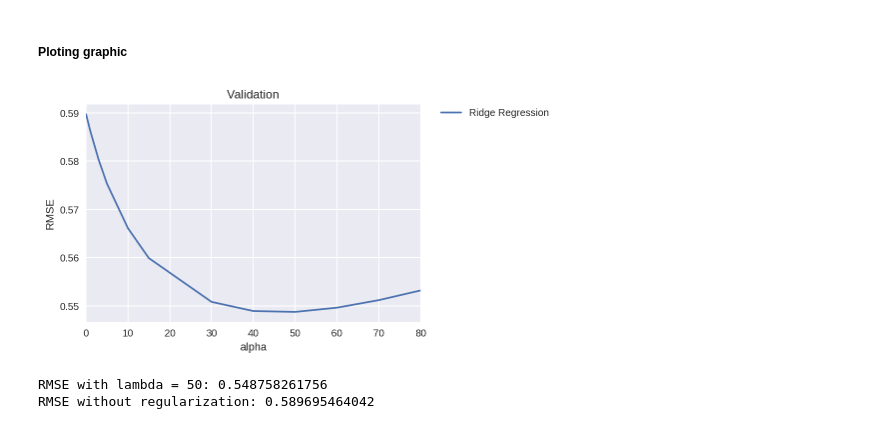
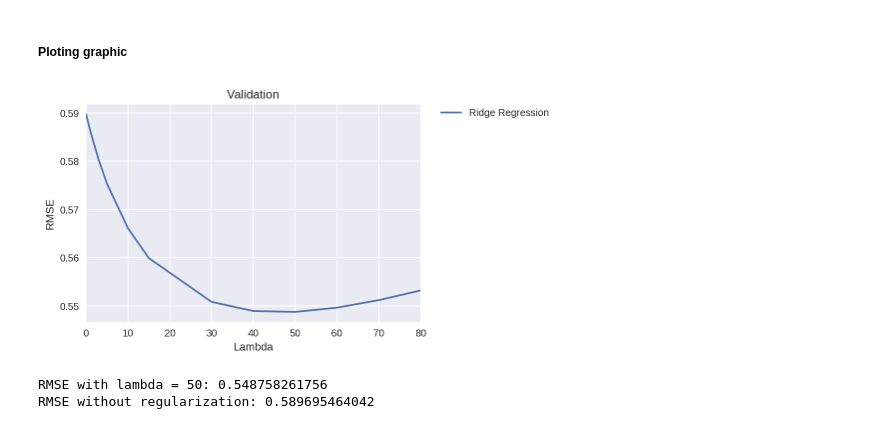
Before and after one commit to italoPontes/Machine-learning, a Jupyter notebook: Tarefas/Predicao-de-CRA-com-Regressao/Task 03.ipynb, the cells around one changed output. Drawn from its saved outputs; the diff is of its cells as text; code cells hidden in the pictures.

```diff
--- a/Tarefas/Predicao-de-CRA-com-Regressao/Task 03.ipynb
+++ b/Tarefas/Predicao-de-CRA-com-Regressao/Task 03.ipynb
@@ -157,12 +157,12 @@ def plot_graphic(X, index, title, xlabel, ylabel, label):
 # %%
 cv_ridge_mean = np.mean(cv_ridge, axis=1)
 title = "Validation"
-xlabel = "alpha"
+xlabel = "Lambda"
 ylabel = "RMSE"
 label = "Ridge Regression"
 plot_graphic(cv_ridge_mean, alphas, title, xlabel, ylabel, label)
 # %% [output]
-[figure, old version]
+[figure, new version]
 # %%
 small_pos_r = np.argmin(cv_ridge_mean) # small position
 small_lambda_r = alphas[small_pos_r]
```
Also changed, not shown: parts of 8 cells of this notebook, 1 other file.
